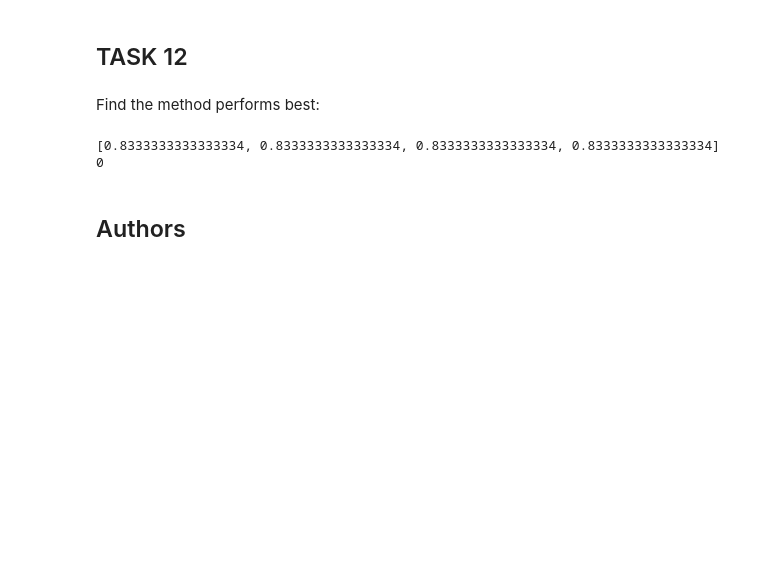
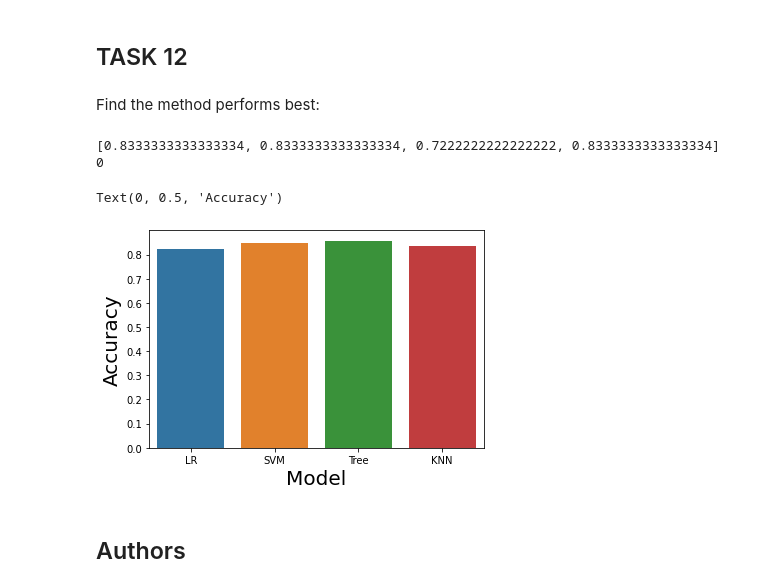
Before and after one commit to blaine-d-smith/IBM-DS0720EN-Data-Science-and-Machine-Learning-Capstone-Project, a Jupyter notebook: 8_Machine_Learning_Prediction_SpaceX.ipynb, the cells around one changed output. Cells and saved outputs as stored; diff of their text form; code cells hidden in the pictures; blank space fills up the shorter version.

Commit message:
Updated data and ML Prediction

```diff
--- a/8_Machine_Learning_Prediction_SpaceX.ipynb
+++ b/8_Machine_Learning_Prediction_SpaceX.ipynb
@@ -344,10 +344,17 @@ Find the method performs best:
 # %%
 scores = [lr_score,svm_score,tree_score,knn_score]
 print(scores)
 print(scores.index(max(scores)))
+
+data_class = pd.read_csv("data/classifications.csv")
+sns.barplot(x="model", y="accuracy", data=data_class)
+plt.xlabel("Model", fontsize=20)
+plt.ylabel("Accuracy", fontsize=20)
 # %% [output]
-[0.8333333333333334, 0.8333333333333334, 0.8333333333333334, 0.8333333333333334]
+[0.8333333333333334, 0.8333333333333334, 0.7222222222222222, 0.8333333333333334]
 0
+Text(0, 0.5, 'Accuracy')
+[figure, added]
 # %% [markdown]
 ## Authors
 # %% [markdown]
```
Also changed, not shown: parts of 7 cells of this notebook, 3 other files.
